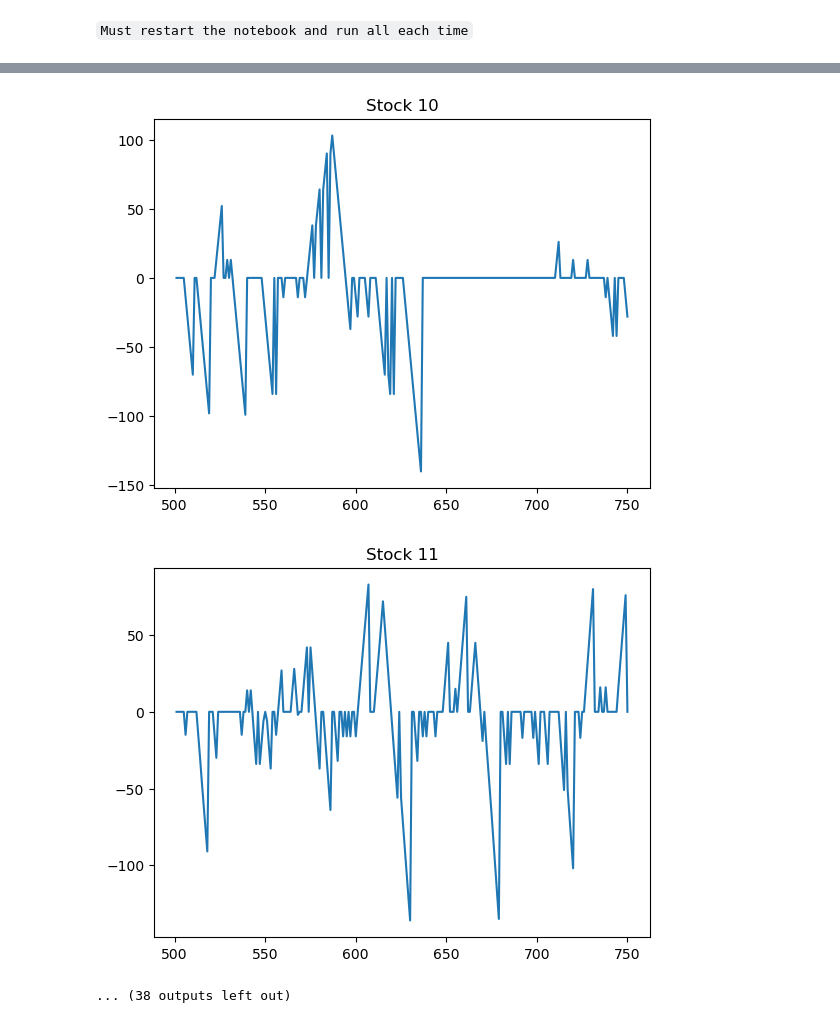
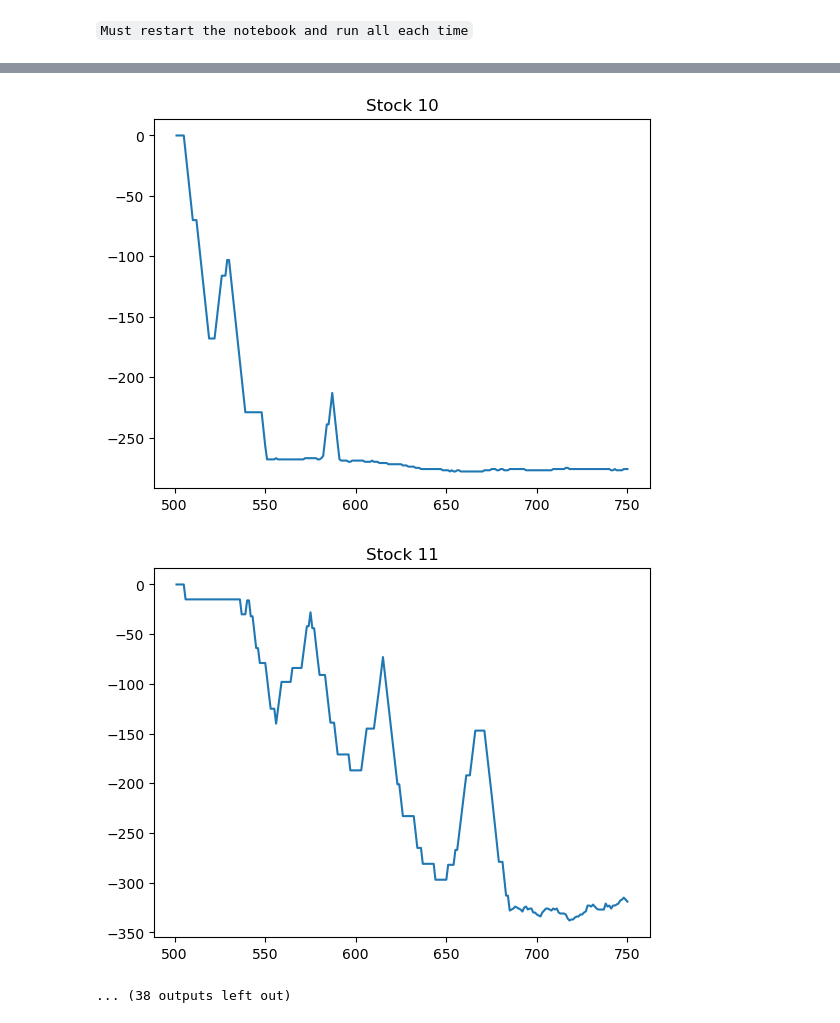
Before and after one commit to Jackil0216/Algothon-deeptrade-mf, a Jupyter notebook: Position.ipynb, the cells around one changed output, grey strips where cells are left out. Saved outputs shown, nothing was run; the diff lists cells and outputs as text; code cells hidden in the pictures.

Commit message:
visualize position of each stock

```diff
--- a/Position.ipynb
+++ b/Position.ipynb
@@ -14,7 +14,7 @@ nt = 0
 commRate = 0.0010
 dlrPosLimit = 10000
 
-wd = []
+position = []
 
 def loadPrices(fn):
     global nt, nInst
@@ -58,7 +58,7 @@ def calcPL(prcHist):
         value = cash + posValue
         ret = 0.0
 
-        wd.append(newPos)
+        position.append(newPos)
 
         if (totDVolume > 0):
             ret = value / totDVolume
@@ -125,8 +102,11 @@ array([   0.,    0.,  -60., -120.,    0.,    0.,    0.,    0.,    0.,
 # %%
 import matplotlib.pyplot as plt
+import numpy as np
+
+position = np.array(position)
 
 for i in range(0, 50):
-    plt.plot(range(501,751), wd[:,i])
+    plt.plot(range(501,751), position[:,i])
     plt.title(f"Stock {i}")
     plt.show()
 # %% [output]
@@ -143,3 +123,3 @@ for i in range(0, 50):
-[figure, old version]
+[figure, new version]
-[figure, old version]
+[figure, new version]
 ... (38 outputs left out)
```
Also changed, not shown: parts of 3 cells of this notebook.
